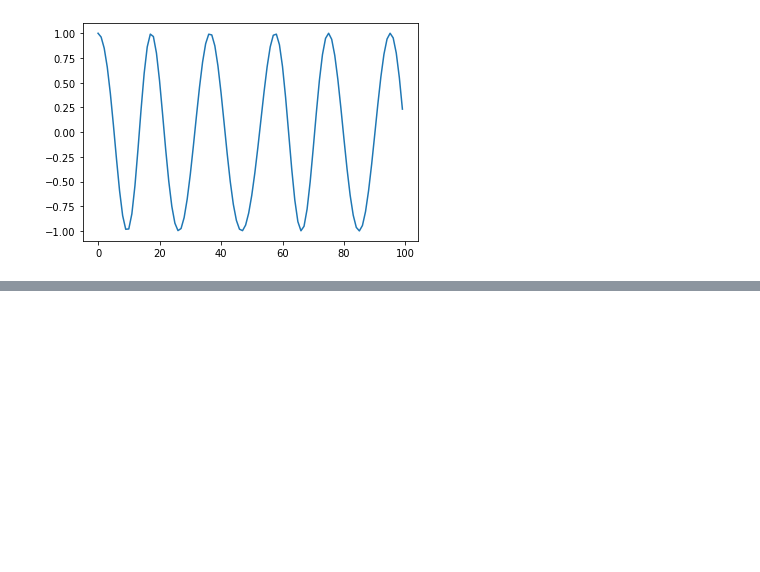
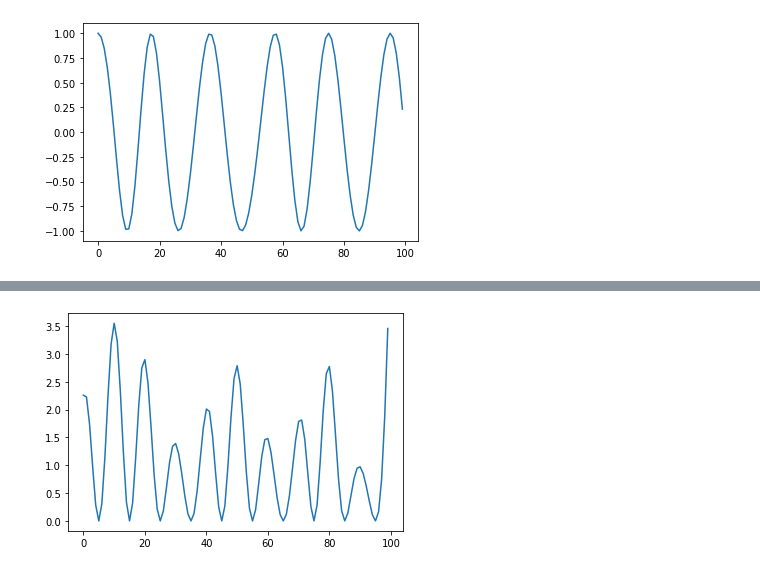
Before and after one commit to jetaehyun/ECE-3311-Projects, a Jupyter notebook: Project 3/ECE3311_Project_3.ipynb, the cells around one changed output, grey strips where cells are left out. Drawn from its saved outputs; the diff is of its cells as text; code cells hidden in the pictures; blank space fills up the shorter version.

```diff
--- a/Project 3/ECE3311_Project_3.ipynb
+++ b/Project 3/ECE3311_Project_3.ipynb
@@ -224,0 +247,9 @@ plt.show()
+# %%
+#Problem 8
+prod = sig_am*sig_am
+
+plt.plot(prod)
+
+mitigated = Kentucky_Fried_Chicken([1], w_c, prod)
+# %% [output]
+[figure, added]
```
Also changed, not shown: parts of 1 cell of this notebook.
